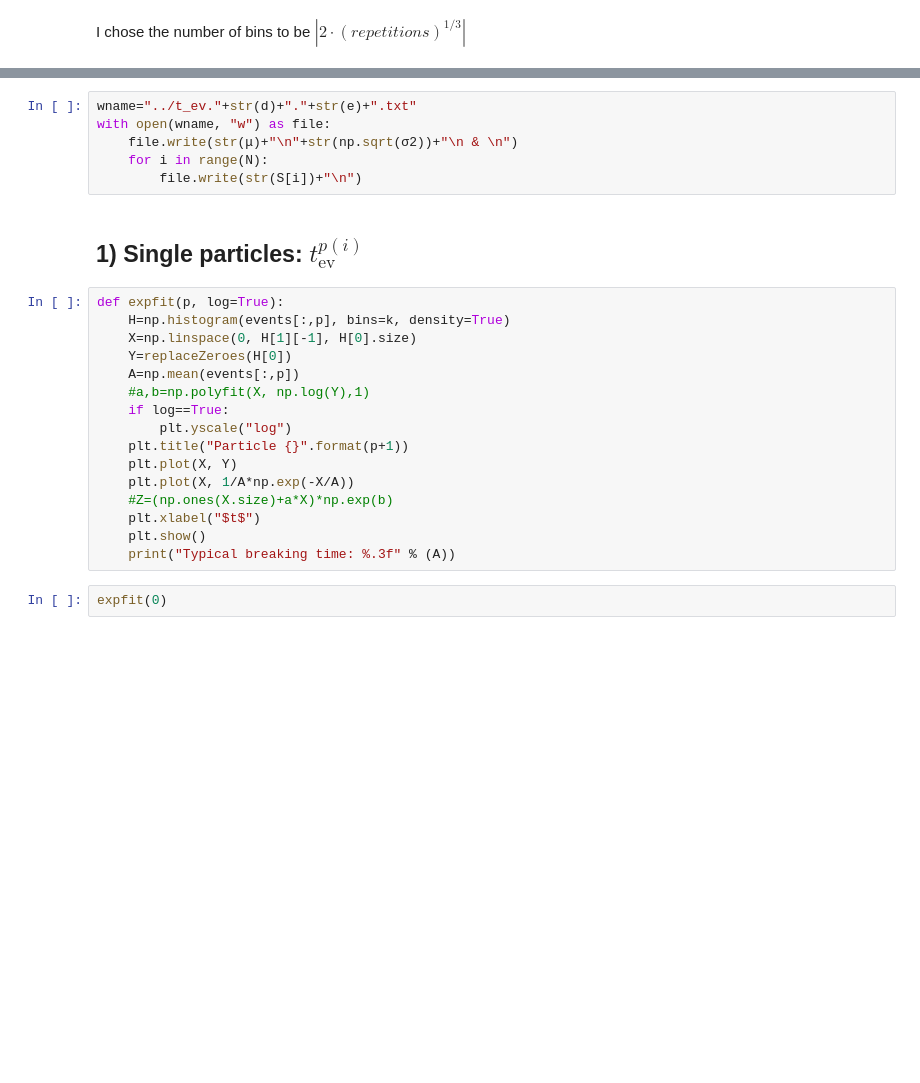
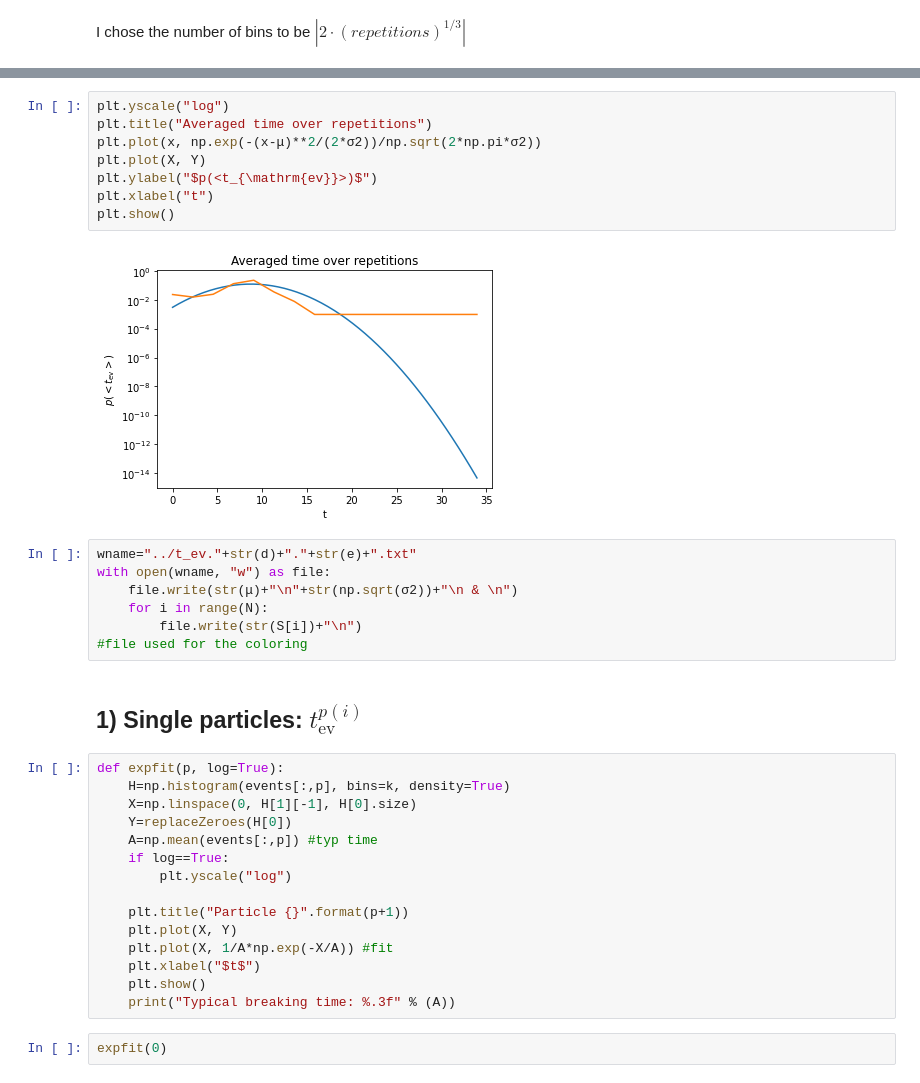
Before and after one commit to Simone7monaco/PatchyParticles, a Jupyter notebook: Histograms.ipynb, the cells around one changed output, grey strips where cells are left out. Drawn from its saved outputs; the diff is of its cells as text; blank space fills up the shorter version.

```diff
--- a/Histograms.ipynb
+++ b/Histograms.ipynb
@@ -71,9 +65,20 @@ Mean: 8.73, Variance: 10.28
+# %%
+plt.yscale("log")
+plt.title("Averaged time over repetitions")
+plt.plot(x, np.exp(-(x-μ)**2/(2*σ2))/np.sqrt(2*np.pi*σ2))
+plt.plot(X, Y)
+plt.ylabel("$p(<t_{\mathrm{ev}}>)$")
+plt.xlabel("t")
+plt.show()
+# %% [output]
+[figure, added]
 # %%
 wname="../t_ev."+str(d)+"."+str(e)+".txt"
 with open(wname, "w") as file:
     file.write(str(μ)+"\n"+str(np.sqrt(σ2))+"\n & \n")
     for i in range(N):
         file.write(str(S[i])+"\n")
+#file used for the coloring
 # %% [markdown]
 ## 1) Single particles: $t_{\mathrm{ev}}^{p(i)}$
 # %%
@@ -81,14 +86,13 @@ def expfit(p, log=True):
     H=np.histogram(events[:,p], bins=k, density=True)
     X=np.linspace(0, H[1][-1], H[0].size)
     Y=replaceZeroes(H[0])
-    A=np.mean(events[:,p])
-    #a,b=np.polyfit(X, np.log(Y),1)
+    A=np.mean(events[:,p]) #typ time
     if log==True:
         plt.yscale("log")
+
     plt.title("Particle {}".format(p+1))
     plt.plot(X, Y)
-    plt.plot(X, 1/A*np.exp(-X/A))
-    #Z=(np.ones(X.size)+a*X)*np.exp(b)
+    plt.plot(X, 1/A*np.exp(-X/A)) #fit
     plt.xlabel("$t$")
     plt.show()
     print("Typical breaking time: %.3f" % (A))
```
Also changed, not shown: parts of 4 cells of this notebook.
